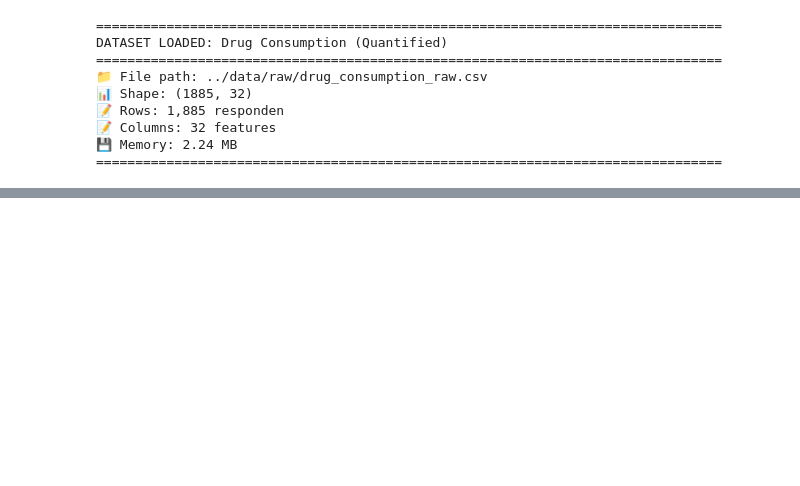
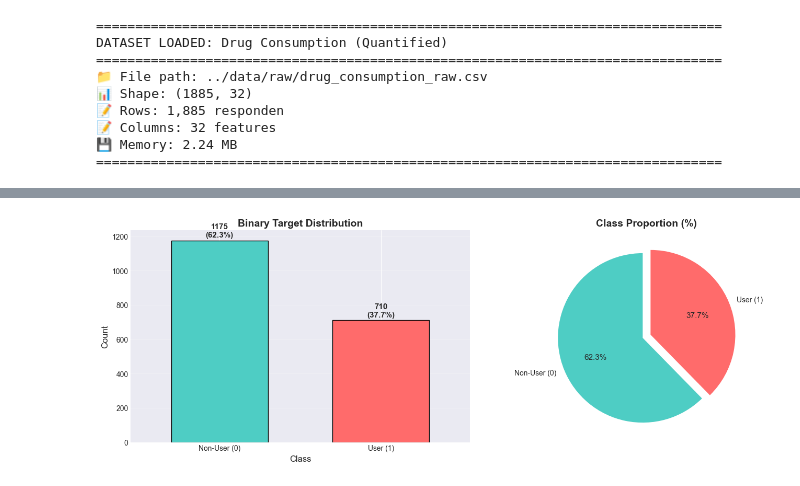
Before and after one commit to IchsanJunaedi/kelompok22_Machine_Learning, a Jupyter notebook: notebooks/01_EDA_Preprocessing.ipynb, the cells around one changed output, grey strips where cells are left out. Saved outputs shown, nothing was run; the diff lists cells and outputs as text; code cells hidden in the pictures; blank space fills up the shorter version.

```diff
--- a/notebooks/01_EDA_Preprocessing.ipynb
+++ b/notebooks/01_EDA_Preprocessing.ipynb
@@ -1384,0 +1510,87 @@ Top 5 Illegal Drugs:
+# %%
+# ============================================================================
+# CELL 16: PREVIEW BINARY TARGET CREATION
+# ============================================================================
+"""
+Preview pembuatan binary target: User vs Non-User
+"""
+
+print("\n" + "="*80)
+print("PREVIEW: BINARY TARGET CREATION")
+print("="*80)
+
+print("\nDEFINITION:")
+print("-"*80)
+print("Non-Recent Use (Class 0):")
+print("   • CL0: Never Used")
+print("   • CL1: Used over a Decade Ago")
+print("   • CL2: Used in Last Decade")
+print("   • Drug value ≤ 0.5")
+print("\nRecent Use (Class 1):")
+print("   • CL3: Used in Last Year")
+print("   • CL4: Used in Last Month")
+print("   • CL5: Used in Last Week")
+print("   • CL6: Used in Last Day")
+print("   • Drug value > 0.5")
+print("\nBinary Target Logic:")
+print("   • User (1): Minimal 1 dari 14 illegal drugs dengan value > 0.5")
+print("   • Non-User (0): Semua 14 illegal drugs dengan value ≤ 0.5")
+
+# PERBAIKAN: Gunakan kolom NUMERIC untuk binary target
+THRESHOLD = 0.5
+
+# Buat list kolom numeric untuk illegal drugs
+illegal_drugs_numeric = [f'{drug}_numeric' for drug in illegal_drugs]
+
+# Create binary target - GUNAKAN KOLOM NUMERIC
+df['Drug_User'] = (df[illegal_drugs_numeric] > THRESHOLD).any(axis=1).astype(int)
+
+# Distribution
+user_counts = df['Drug_User'].value_counts()
+user_pct = (user_counts / len(df) * 100)
+
+print("\nBinary Target Distribution:")
+print("-"*80)
+print(f"Non-User (0): {user_counts[0]:4d} ({user_pct[0]:.2f}%)")
+print(f"User (1):     {user_counts[1]:4d} ({user_pct[1]:.2f}%)")
+print(f"Total:        {len(df):4d} (100.00%)")
+
+# Imbalance ratio
+imbalance_ratio = user_counts[0] / user_counts[1]
+print(f"\nImbalance Ratio: {imbalance_ratio:.2f}:1")
+if imbalance_ratio > 1.5:
+    print("Class imbalance detected! Will need SMOTE/ADASYN in Fase 5.")
+else:
+    print("Classes relatively balanced.")
+
+# Visualization
+fig, axes = plt.subplots(1, 2, figsize=(14, 5))
+
+# Bar chart
+user_counts.plot(kind='bar', ax=axes[0], color=['#4ECDC4', '#FF6B6B'],
+                 edgecolor='black', width=0.6)
+axes[0].set_title('Binary Target Distribution', fontsize=14, fontweight='bold')
+axes[0].set_xlabel('Class', fontsize=12)
+axes[0].set_ylabel('Count', fontsize=12)
+axes[0].set_xticklabels(['Non-User (0)', 'User (1)'], rotation=0)
+axes[0].grid(axis='y', alpha=0.3)
+
+# Add count labels
+for i, (count, pct) in enumerate(zip(user_counts, user_pct)):
+    axes[0].text(i, count + 20, f'{count}\n({pct:.1f}%)',
+                ha='center', fontsize=11, fontweight='bold')
+
+# Pie chart
+axes[1].pie(user_counts, labels=['Non-User (0)', 'User (1)'],
+            autopct='%1.1f%%', colors=['#4ECDC4', '#FF6B6B'],
+            startangle=90, explode=(0.05, 0.05))
+axes[1].set_title('Class Proportion (%)', fontsize=14, fontweight='bold')
+
+plt.tight_layout()
+plt.savefig('../results/figures/11_binary_target_distribution.png',
+            dpi=300, bbox_inches='tight')
+plt.show()
+
+print("\nBinary target created successfully!")
+print("   This will be formally implemented in Notebook 02: Feature Engineering")
+# %% [output]
@@ -1384,0 +1614 @@ Top 5 Illegal Drugs:
+[figure, added]
```
Also changed, not shown: parts of 22 cells of this notebook, 11 other files.
